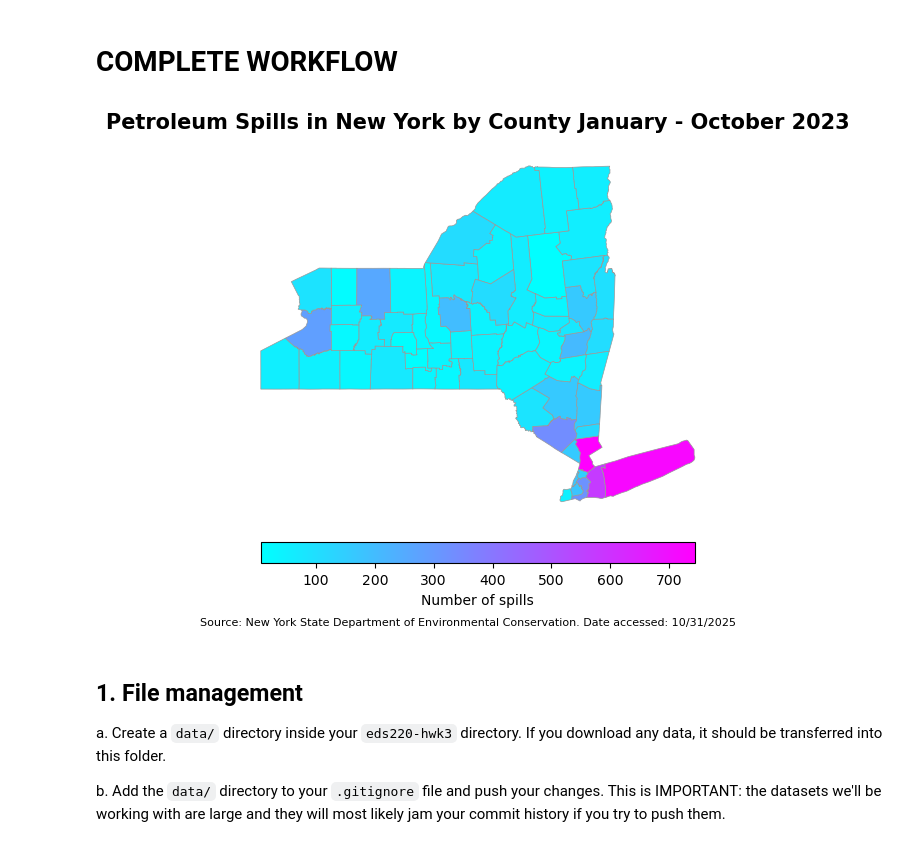
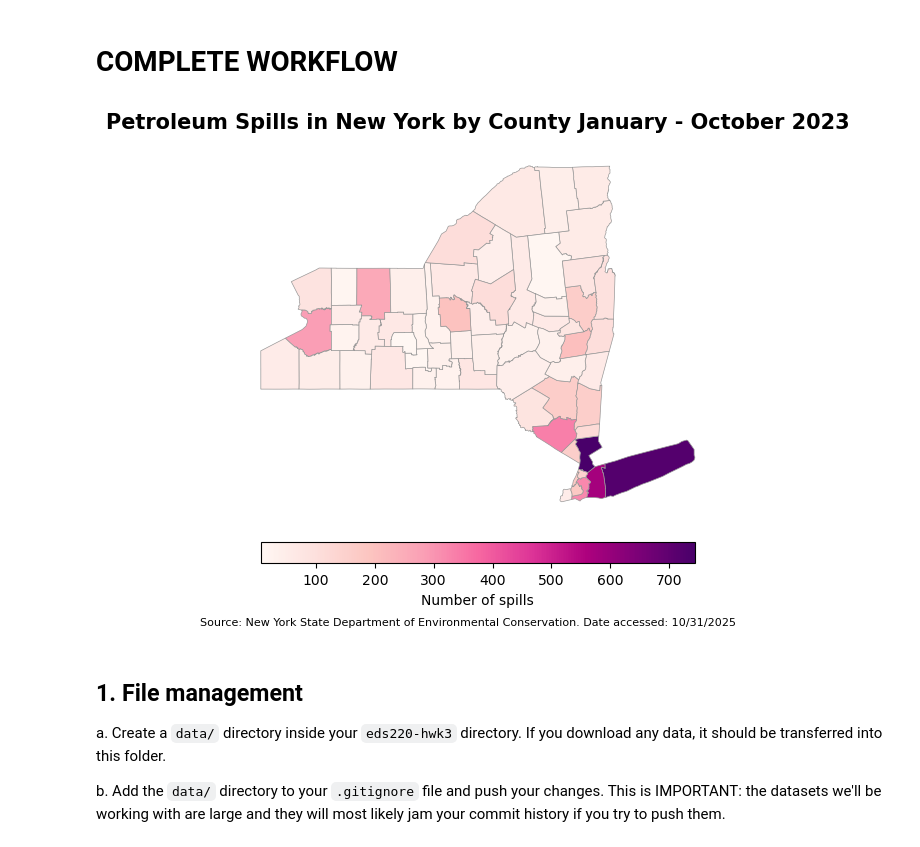
Before and after one commit to sofiiir/eds220-hwk3, a Jupyter notebook: hwk3-task1-spills.ipynb, the cells around one changed output. Saved outputs shown, nothing was run; the diff lists cells and outputs as text; code cells hidden in the pictures.

```diff
--- a/hwk3-task1-spills.ipynb
+++ b/hwk3-task1-spills.ipynb
@@ -102,35 +102,35 @@ fig, ax = plt.subplots(figsize=(8, 6))
 ax.axis('off')
 
 # Create choropleth map of communities
 # Plot with refined color and edge style
 ny_counties.plot(
     ax=ax,
     column='n_spills',
-    cmap='cool',
+    cmap='RdPu',
     legend=True,
     edgecolor="0.6",
     linewidth=0.5,
     legend_kwds={
         "shrink": 0.7,
         "label": "Number of spills",
         "orientation": "horizontal", # change orientation
         "pad": 0.05
     }
 )
 
 # Add title and subtitle for better context
 ax.set_title('Petroleum Spills in New York by County January - October 2023', fontsize=15, weight='bold', pad=15)
 
 # Add citatation of data and date of data access
 plt.suptitle("Source: New York State Department of Environmental Conservation. Date accessed: 10/31/2025",
             fontsize = 8,
             x = 0.5,
             y = 0.1) # Move subtitle to the bottom of the map
 
 
 plt.show()
 # %% [output]
-[figure, old version]
+[figure, new version]
 # %% [markdown]
 ## 1. File management
 a. Create a `data/` directory inside your `eds220-hwk3` directory. If you download any data, it should be transferred into this folder.
```
Also changed, not shown: parts of 3 cells of this notebook.
